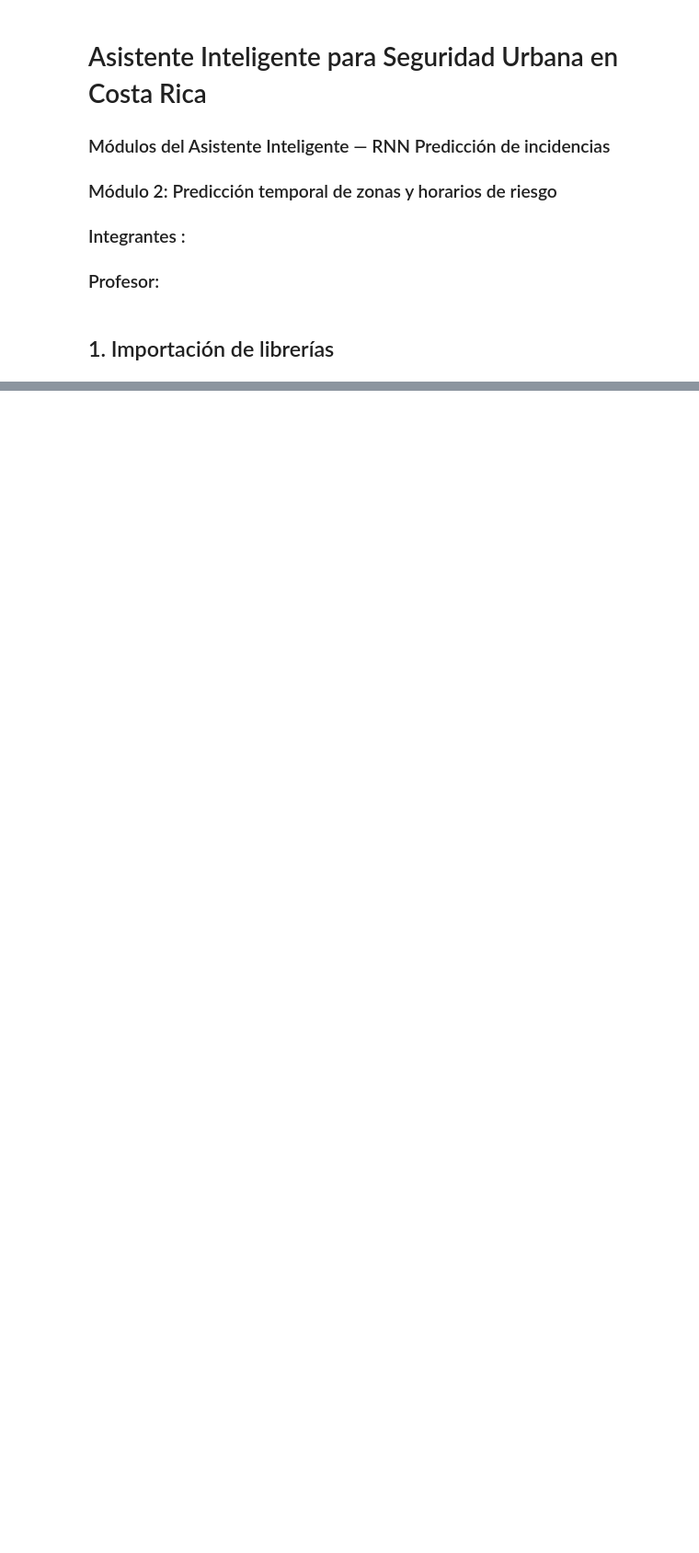
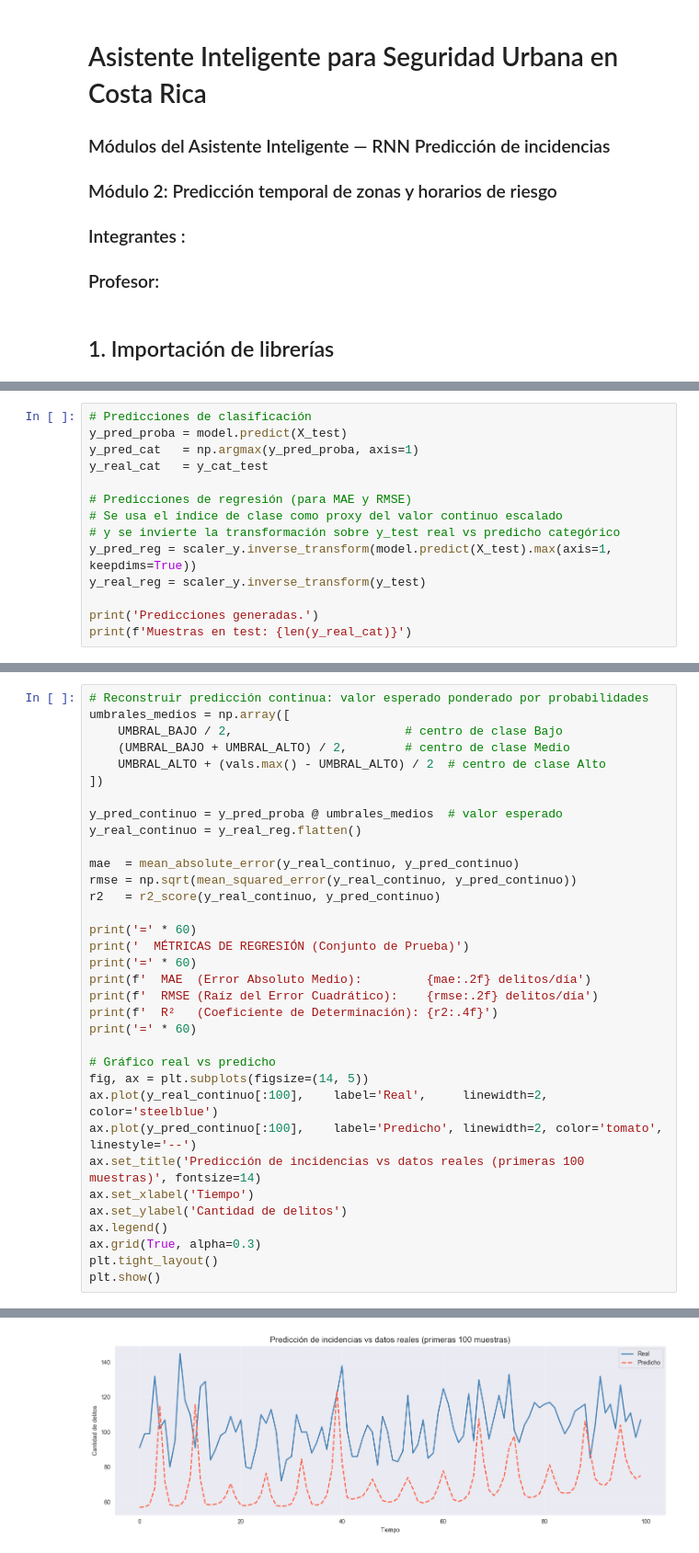
Before and after one commit to kendalls-s/SmartCityIA, a Jupyter notebook: notebooks/03_RNN_Incidencias.ipynb, the cells around one changed output, grey strips where cells are left out. Shown at 92% size. Drawn from its saved outputs; the diff is of its cells as text; blank space fills up the shorter version.

```diff
--- a/notebooks/03_RNN_Incidencias.ipynb
+++ b/notebooks/03_RNN_Incidencias.ipynb
@@ -423,0 +425,14 @@ Modelo guardado como: modelo_rnn_incidencias.keras
+# %%
+# Predicciones de clasificación
+y_pred_proba = model.predict(X_test)
+y_pred_cat   = np.argmax(y_pred_proba, axis=1)
+y_real_cat   = y_cat_test
+
+# Predicciones de regresión (para MAE y RMSE)
+# Se usa el índice de clase como proxy del valor continuo escalado
+# y se invierte la transformación sobre y_test real vs predicho categórico
+y_pred_reg = scaler_y.inverse_transform(model.predict(X_test).max(axis=1, keepdims=True))
+y_real_reg = scaler_y.inverse_transform(y_test)
+
+print('Predicciones generadas.')
+print(f'Muestras en test: {len(y_real_cat)}')
@@ -423,0 +446,35 @@ Modelo guardado como: modelo_rnn_incidencias.keras
+# %%
+# Reconstruir predicción continua: valor esperado ponderado por probabilidades
+umbrales_medios = np.array([
+    UMBRAL_BAJO / 2,                        # centro de clase Bajo
+    (UMBRAL_BAJO + UMBRAL_ALTO) / 2,        # centro de clase Medio
+    UMBRAL_ALTO + (vals.max() - UMBRAL_ALTO) / 2  # centro de clase Alto
+])
+
+y_pred_continuo = y_pred_proba @ umbrales_medios  # valor esperado
+y_real_continuo = y_real_reg.flatten()
+
+mae  = mean_absolute_error(y_real_continuo, y_pred_continuo)
+rmse = np.sqrt(mean_squared_error(y_real_continuo, y_pred_continuo))
+r2   = r2_score(y_real_continuo, y_pred_continuo)
+
+print('=' * 60)
+print('  MÉTRICAS DE REGRESIÓN (Conjunto de Prueba)')
+print('=' * 60)
+print(f'  MAE  (Error Absoluto Medio):         {mae:.2f} delitos/día')
+print(f'  RMSE (Raíz del Error Cuadrático):    {rmse:.2f} delitos/día')
+print(f'  R²   (Coeficiente de Determinación): {r2:.4f}')
+print('=' * 60)
+
+# Gráfico real vs predicho
+fig, ax = plt.subplots(figsize=(14, 5))
+ax.plot(y_real_continuo[:100],    label='Real',     linewidth=2, color='steelblue')
+ax.plot(y_pred_continuo[:100],    label='Predicho', linewidth=2, color='tomato', linestyle='--')
+ax.set_title('Predicción de incidencias vs datos reales (primeras 100 muestras)', fontsize=14)
+ax.set_xlabel('Tiempo')
+ax.set_ylabel('Cantidad de delitos')
+ax.legend()
+ax.grid(True, alpha=0.3)
+plt.tight_layout()
+plt.show()
+# %% [output]
@@ -423,0 +488 @@ Modelo guardado como: modelo_rnn_incidencias.keras
+[figure, added]
```
Also changed, not shown: parts of 77 cells of this notebook.
